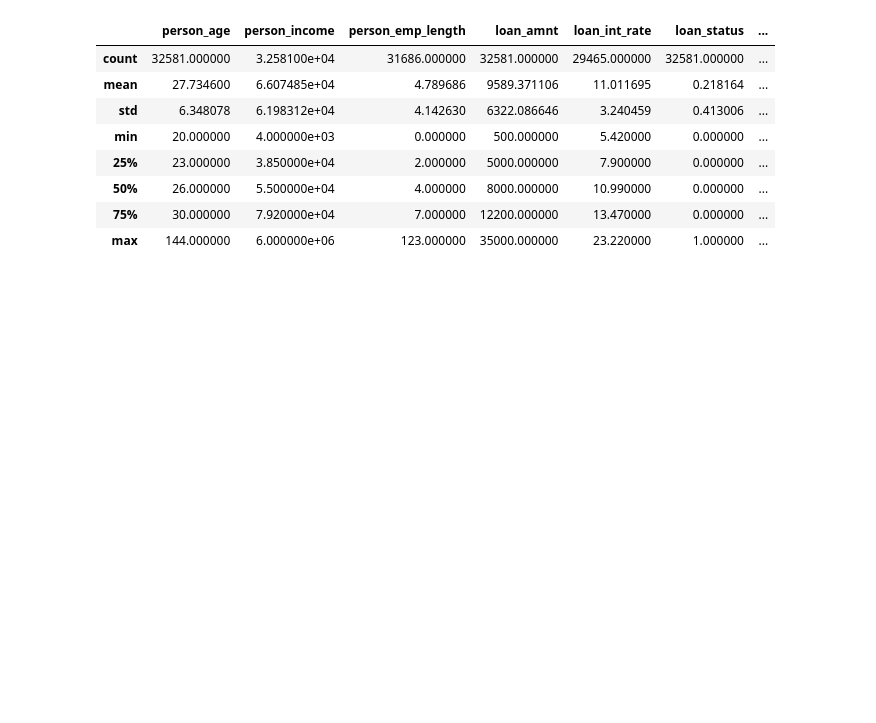
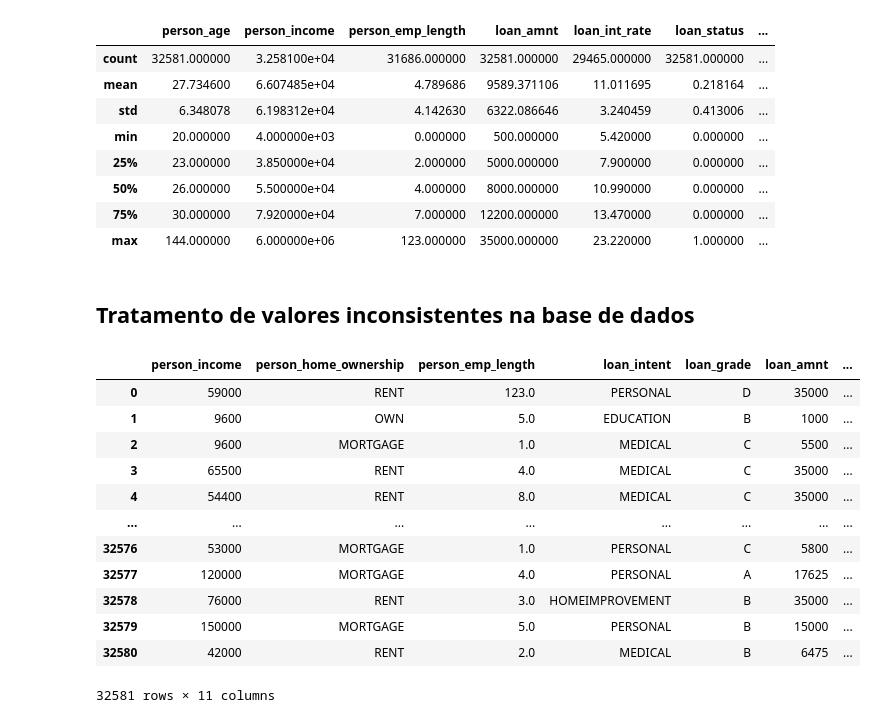
Before and after one commit to Felipex99/Estudos, a Jupyter notebook: Machine Learning e Data Science com Python de A a Z/Código/ImportandoLib.ipynb, the cells around one changed output. Cells and saved outputs as stored; diff of their text form; code cells hidden in the pictures; blank space fills up the shorter version.

Commit message:
Tratamento de dados

```diff
--- a/Machine Learning e Data Science com Python de A a Z/Código/ImportandoLib.ipynb
+++ b/Machine Learning e Data Science com Python de A a Z/Código/ImportandoLib.ipynb
@@ -127,0 +124,19 @@ dataset.describe()
+# %% [markdown]
+## Tratamento de valores inconsistentes na base de dados
+# %%
+dataset_sem_idade = dataset.drop("person_age", axis=1)
+dataset_sem_idade
+# %% [output]
+|  | person_income | person_home_ownership | person_emp_length | loan_intent | loan_grade | loan_amnt | ... |
+| 0 | 59000 | RENT | 123.0 | PERSONAL | D | 35000 | ... |
+| 1 | 9600 | OWN | 5.0 | EDUCATION | B | 1000 | ... |
+| 2 | 9600 | MORTGAGE | 1.0 | MEDICAL | C | 5500 | ... |
+| 3 | 65500 | RENT | 4.0 | MEDICAL | C | 35000 | ... |
+| 4 | 54400 | RENT | 8.0 | MEDICAL | C | 35000 | ... |
+| ... | ... | ... | ... | ... | ... | ... | ... |
+| 32576 | 53000 | MORTGAGE | 1.0 | PERSONAL | C | 5800 | ... |
+| 32577 | 120000 | MORTGAGE | 4.0 | PERSONAL | A | 17625 | ... |
+| 32578 | 76000 | RENT | 3.0 | HOMEIMPROVEMENT | B | 35000 | ... |
+| 32579 | 150000 | MORTGAGE | 5.0 | PERSONAL | B | 15000 | ... |
+| 32580 | 42000 | RENT | 2.0 | MEDICAL | B | 6475 | ... |
+32581 rows × 11 columns
```
Also changed, not shown: parts of 4 cells of this notebook.
